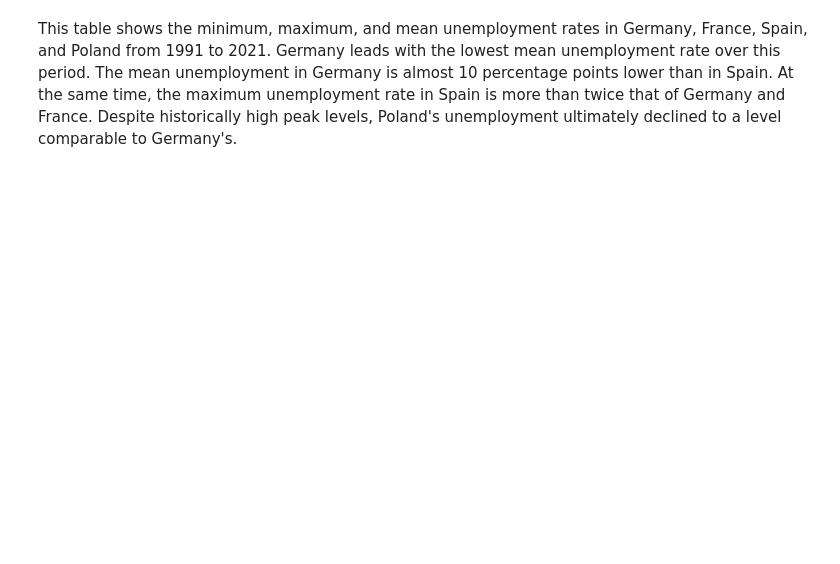
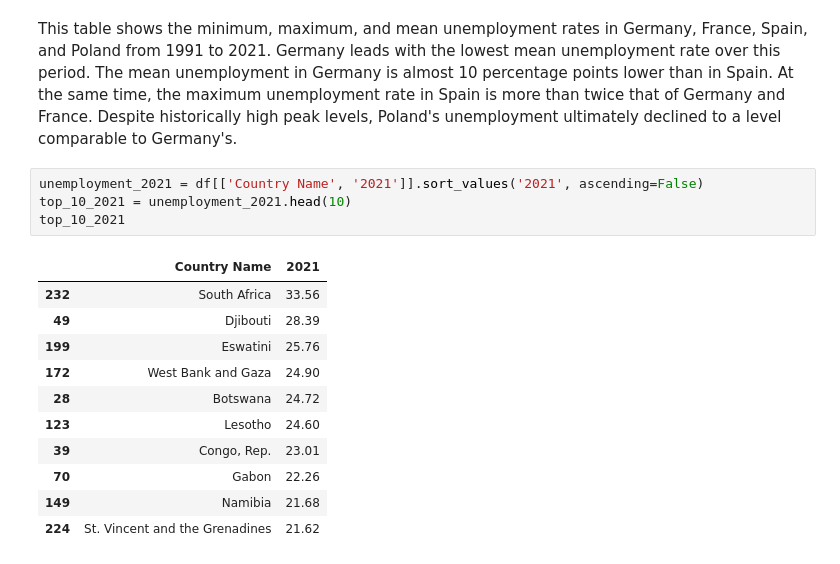
Before and after one commit to MikitaMalashkaR/unemployment-analysis, a Jupyter notebook: analysis.ipynb, the cells around one changed output. Cells and saved outputs as stored; diff of their text form; blank space fills up the shorter version.

```diff
--- a/analysis.ipynb
+++ b/analysis.ipynb
@@ -153,2 +90,18 @@ eu_countries_stats = eu_countries_long.groupby('Country Name')['Unemployment'].a
 # %% [markdown]
 This table shows the minimum, maximum, and mean unemployment rates in Germany, France, Spain, and Poland from 1991 to 2021. Germany leads with the lowest mean unemployment rate over this period. The mean unemployment in Germany is almost 10 percentage points lower than in Spain. At the same time, the maximum unemployment rate in Spain is more than twice that of Germany and France. Despite historically high peak levels, Poland's unemployment ultimately declined to a level comparable to Germany's.
+# %%
+unemployment_2021 = df[['Country Name', '2021']].sort_values('2021', ascending=False)
+top_10_2021 = unemployment_2021.head(10)
+top_10_2021
+# %% [output]
+|  | Country Name | 2021 |
+| 232 | South Africa | 33.56 |
+| 49 | Djibouti | 28.39 |
+| 199 | Eswatini | 25.76 |
+| 172 | West Bank and Gaza | 24.90 |
+| 28 | Botswana | 24.72 |
+| 123 | Lesotho | 24.60 |
+| 39 | Congo, Rep. | 23.01 |
+| 70 | Gabon | 22.26 |
+| 149 | Namibia | 21.68 |
+| 224 | St. Vincent and the Grenadines | 21.62 |
```
Also changed, not shown: parts of 10 cells of this notebook, 1 other file.
